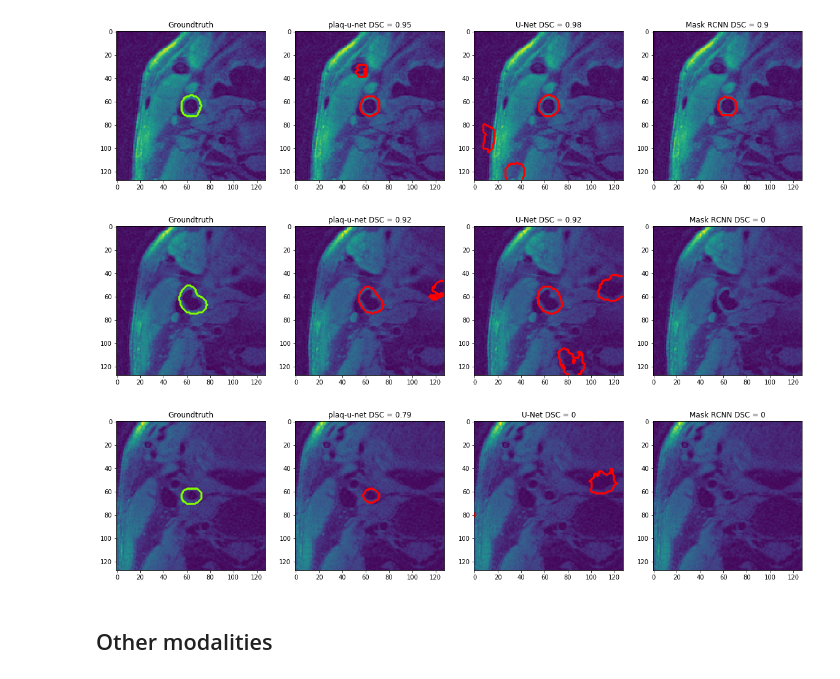
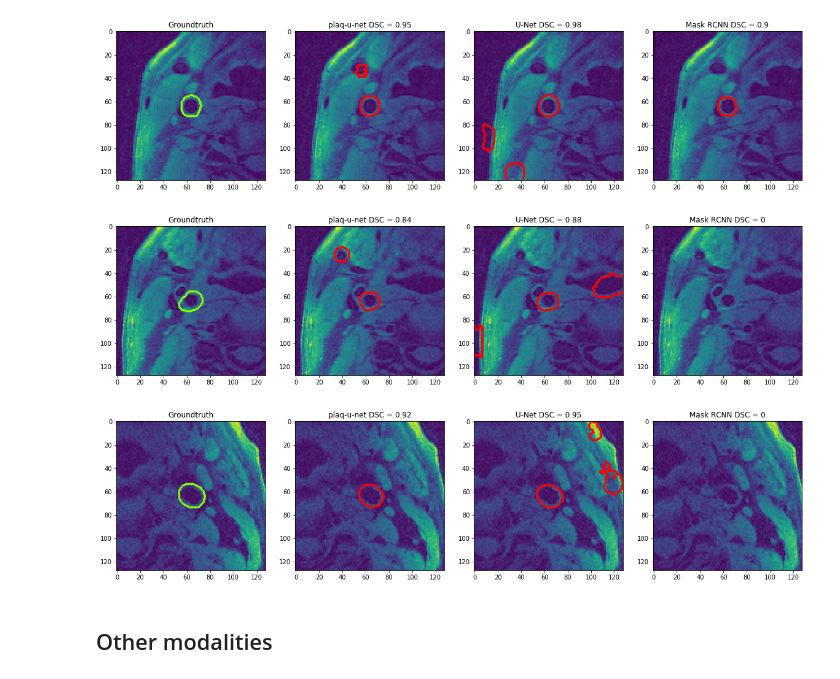
Before and after one commit to lavrovaliz/ur-cara-net, a Jupyter notebook: src/evaluation.ipynb, the cells around one changed output. Cells and saved outputs as stored; diff of their text form; code cells hidden in the pictures.

```diff
--- a/src/evaluation.ipynb
+++ b/src/evaluation.ipynb
@@ -705,13 +701,13 @@ visualize_results('EMC004', 'sl0002', cut=False, large=True)
 # %% [output]
 [figure]
 # %%
-visualize_results('EMC004', 'sl0008', cut=False, large=True)
+visualize_results('EMC004', 'sl0009', large = True, cut=False)
 # %% [output]
-[figure, old version]
+[figure, new version]
 # %%
-visualize_results('EMC004', 'sl0013', cut=False, large=True)
+visualize_results('EMC009', 'sl0013', large = True, cut=False)
 # %% [output]
-[figure, old version]
+[figure, new version]
 # %% [markdown]
 ## Other modalities
 # %% [markdown]
```
Also changed, not shown: parts of 3 cells of this notebook.
